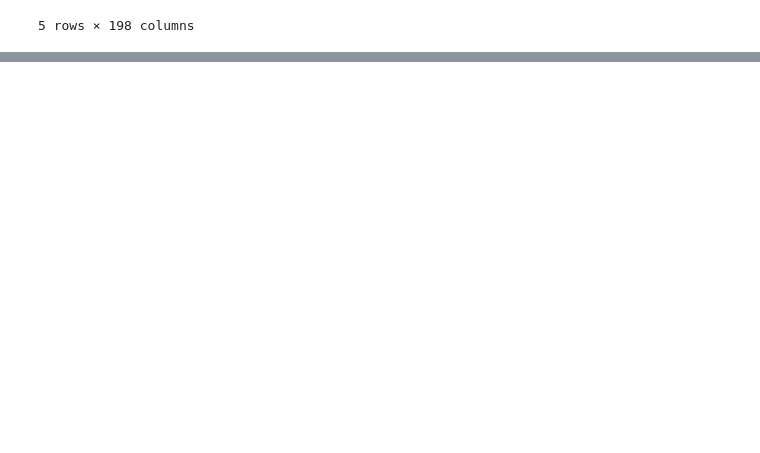
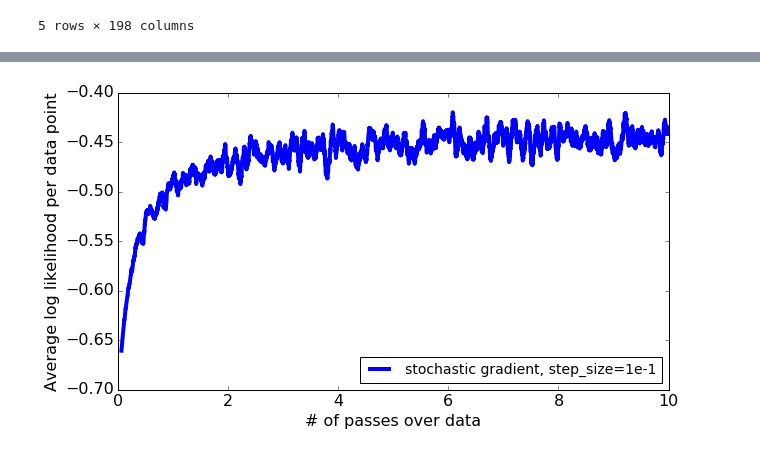
Before and after one commit to ah3200/Classification, a Jupyter notebook: week7/Stochastic-Gradient-Descent.ipynb, the cells around one changed output, grey strips where cells are left out. Cells and saved outputs as stored; diff of their text form; code cells hidden in the pictures; blank space fills up the shorter version.

```diff
--- a/week7/Stochastic-Gradient-Descent.ipynb
+++ b/week7/Stochastic-Gradient-Descent.ipynb
@@ -54,0 +448,5 @@ AttributeError: 'DataFrame' object has no attribute 'random_split'
+# %%
+make_plot(log_likelihood_sgd, len_data=len(feature_matrix_train), batch_size=100,
+          smoothing_window=30, label='stochastic gradient, step_size=1e-1')
+# %% [output]
+[figure, added]
```
Also changed, not shown: parts of 42 cells of this notebook, 1 other file.
